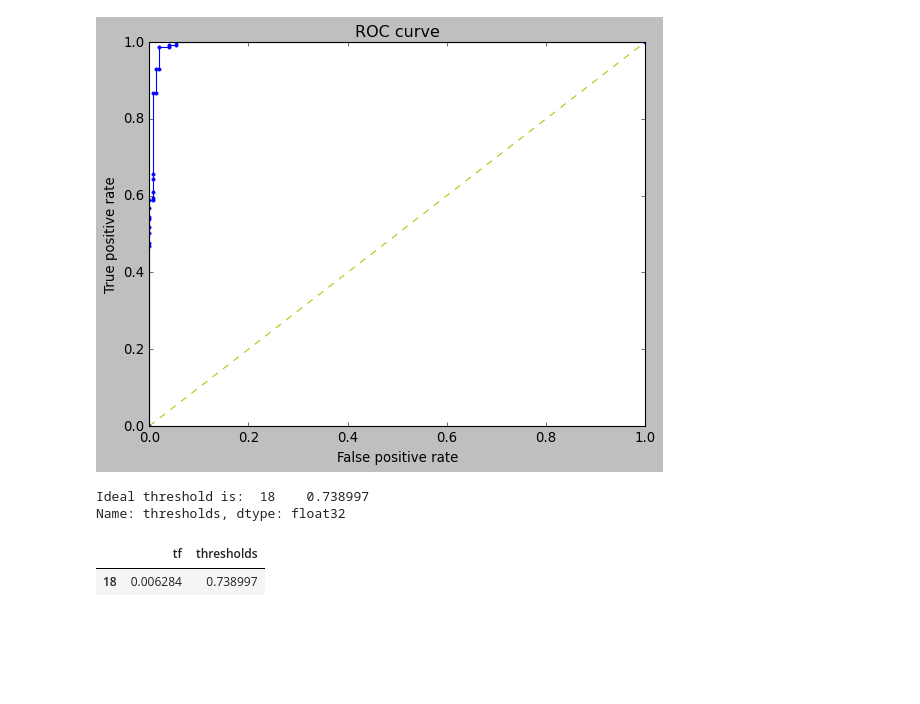
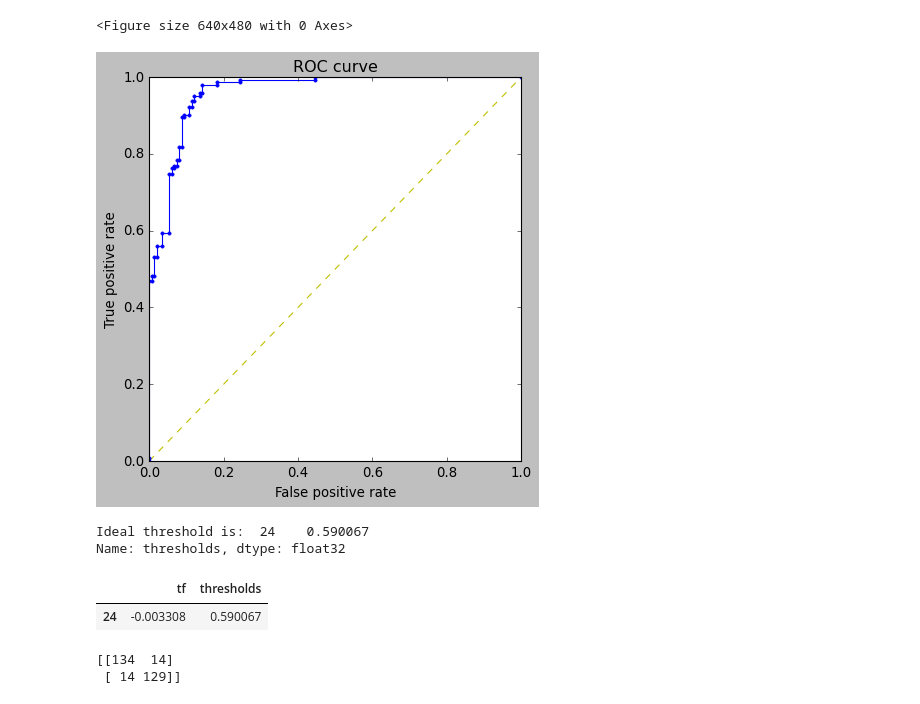
Before and after one commit to rupeshsunny333/mini-project, a Jupyter notebook: training.ipynb, the cells around one changed output. Drawn from its saved outputs; the diff is of its cells as text; code cells hidden in the pictures; blank space fills up the shorter version.

```diff
--- a/training.ipynb
+++ b/training.ipynb
@@ -23,7 +29,7 @@ open_images = os.listdir(image_directory + 'Open/')
 for i, image_name in enumerate(open_images):
     if (image_name.split('.')[1] == 'jpg'):
         image = cv2.imread(image_directory + 'Open/' + image_name)
-        image = Image.fromarray(image, 'RGB')
+        image = Image.fromarray(image)
         image = image.resize((SIZE, SIZE))
         dataset.append(np.array(image))
         label.append(0)
@@ -201,16 +238,18 @@ print(cm)
 # %%
 from sklearn.metrics import roc_curve
 y_preds = model.predict(X_test).ravel()
 fpr, tpr, thresholds = roc_curve(y_test, y_preds)
 plt.figure(1)
+plt.figure(figsize=(6,6))
 plt.plot([0, 1], [0, 1], 'y--')
 plt.plot(fpr, tpr, marker='.')
 plt.xlabel('False positive rate')
 plt.ylabel('True positive rate')
 plt.title('ROC curve')
 plt.show()
 # %% [output]
+<Figure size 640x480 with 0 Axes>
-[figure, old version]
+[figure, new version]
 # %%
 import pandas as pd
 i = np.arange(len(tpr))
@@ -219,7 +258,16 @@ ideal_roc_thresh = roc.iloc[(roc.tf-0).abs().argsort()[:1]]  #Locate the point w
 print("Ideal threshold is: ", ideal_roc_thresh['thresholds'])
 ideal_roc_thresh
 # %% [output]
-Ideal threshold is:  18    0.738997
+Ideal threshold is:  24    0.590067
 Name: thresholds, dtype: float32
 |  | tf | thresholds |
-| 18 | 0.006284 | 0.738997 |
+| 24 | -0.003308 | 0.590067 |
+# %%
+mythreshold= 0.590067
+from sklearn.metrics import confusion_matrix
+y_pred = (model.predict(X_test)>= mythreshold).astype(int)
+cm=confusion_matrix(y_test, y_pred)
+print(cm)
+# %% [output]
+[[134  14]
+ [ 14 129]]
```
Also changed, not shown: parts of 20 cells of this notebook, 1 other file.
